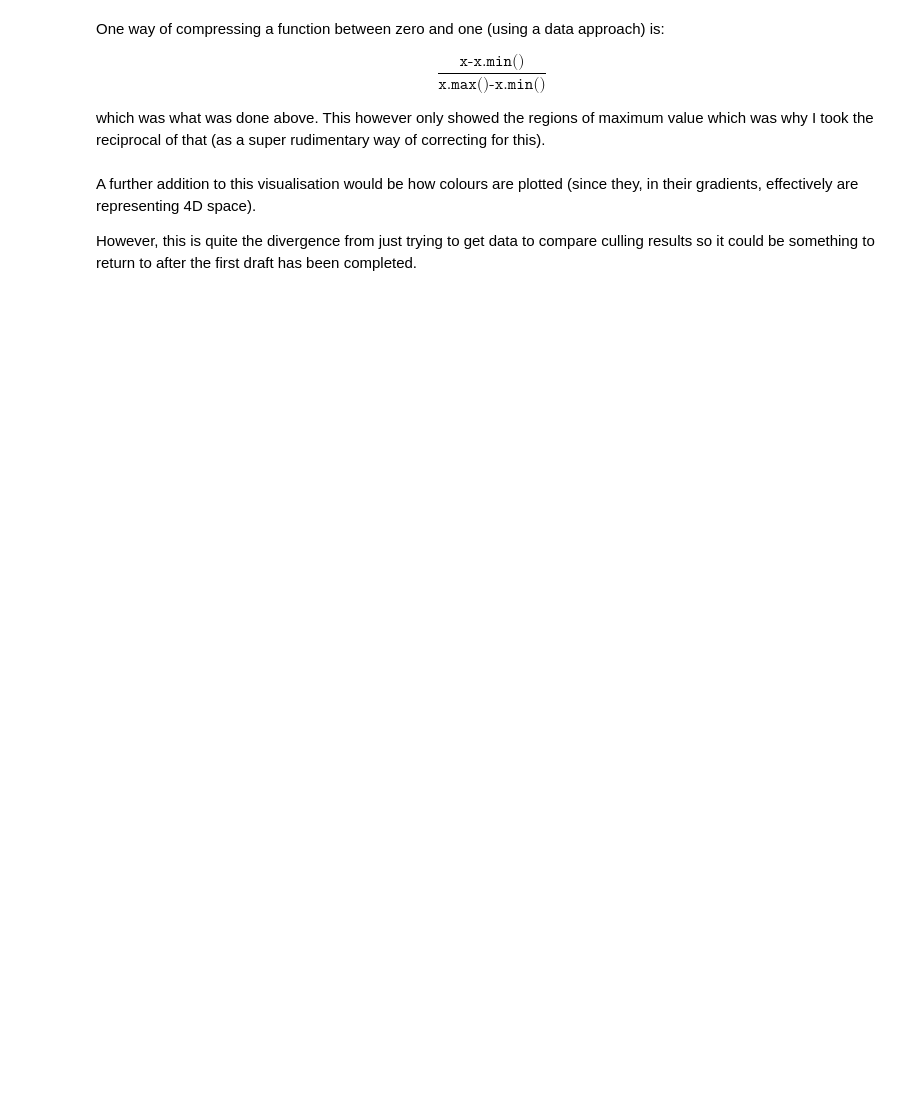
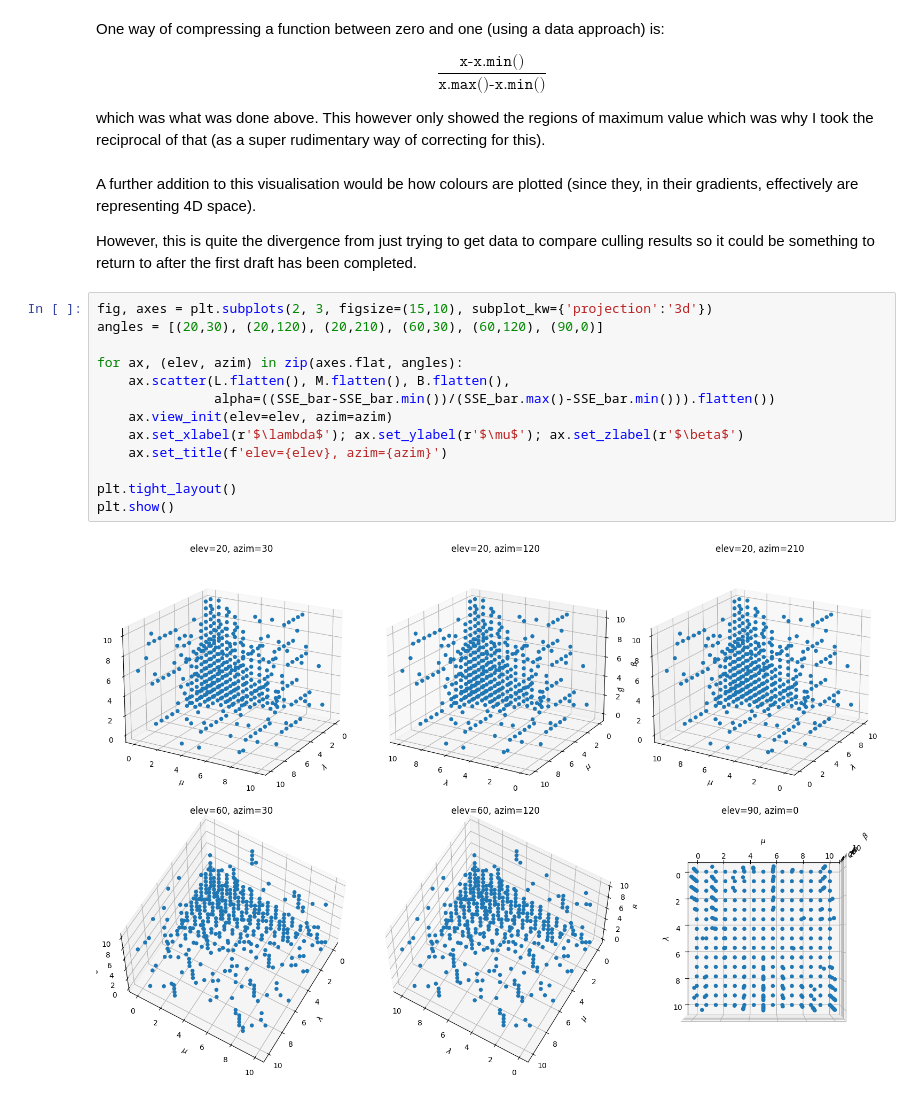
Before and after one commit to r-okotie179/diseaseModelling, a Jupyter notebook: culling_and_policy.ipynb, the cells around one changed output. Drawn from its saved outputs; the diff is of its cells as text; blank space fills up the shorter version.

```diff
--- a/culling_and_policy.ipynb
+++ b/culling_and_policy.ipynb
@@ -735,3 +737,18 @@ which was what was done above. This however only showed the regions of maximum v
 A further addition to this visualisation would be how colours are plotted (since they, in their gradients, effectively are representing 4D space).
 
 However, this is quite the divergence from just trying to get data to compare culling results so it could be something to return to after the first draft has been completed.
+# %%
+fig, axes = plt.subplots(2, 3, figsize=(15,10), subplot_kw={'projection':'3d'})
+angles = [(20,30), (20,120), (20,210), (60,30), (60,120), (90,0)]
+
+for ax, (elev, azim) in zip(axes.flat, angles):
+    ax.scatter(L.flatten(), M.flatten(), B.flatten(),
+               alpha=((SSE_bar-SSE_bar.min())/(SSE_bar.max()-SSE_bar.min())).flatten())
+    ax.view_init(elev=elev, azim=azim)
+    ax.set_xlabel(r'$\lambda$'); ax.set_ylabel(r'$\mu$'); ax.set_zlabel(r'$\beta$')
+    ax.set_title(f'elev={elev}, azim={azim}')
+
+plt.tight_layout()
+plt.show()
+# %% [output]
+[figure, added]
```
Also changed, not shown: parts of 1 cell of this notebook.
